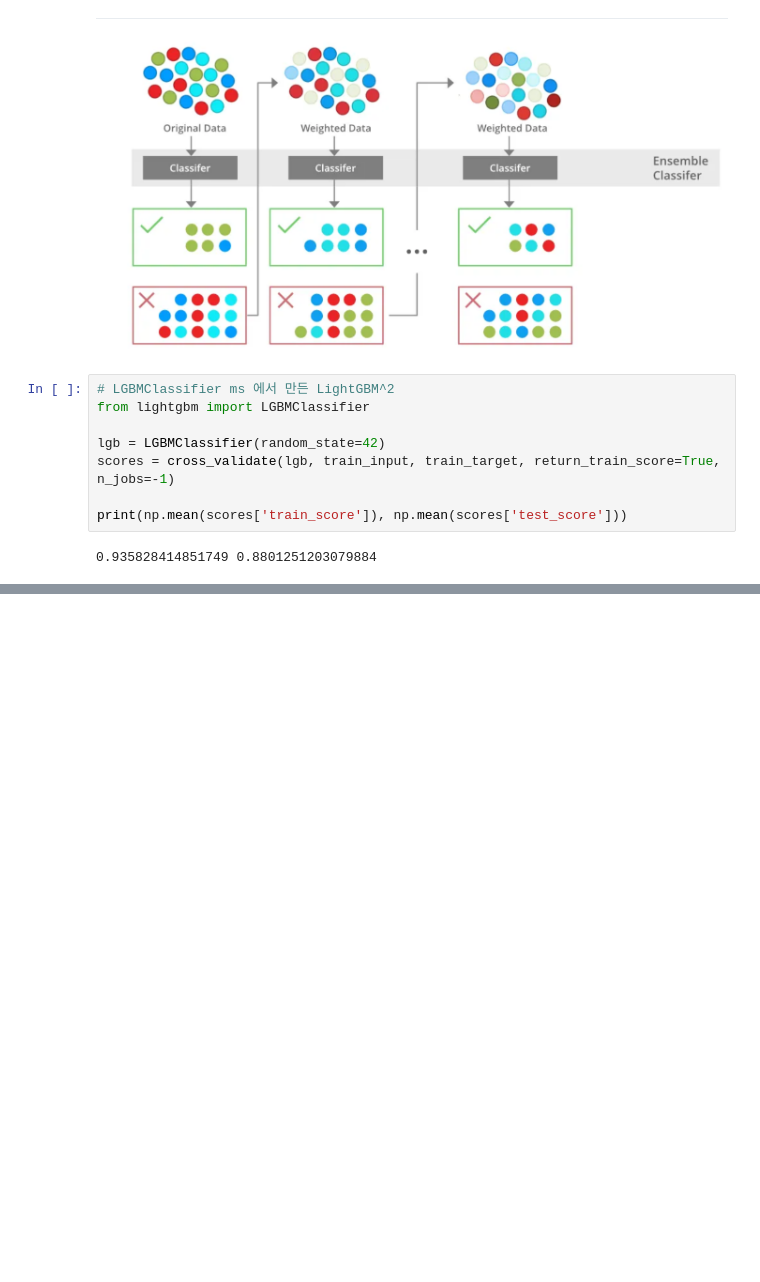
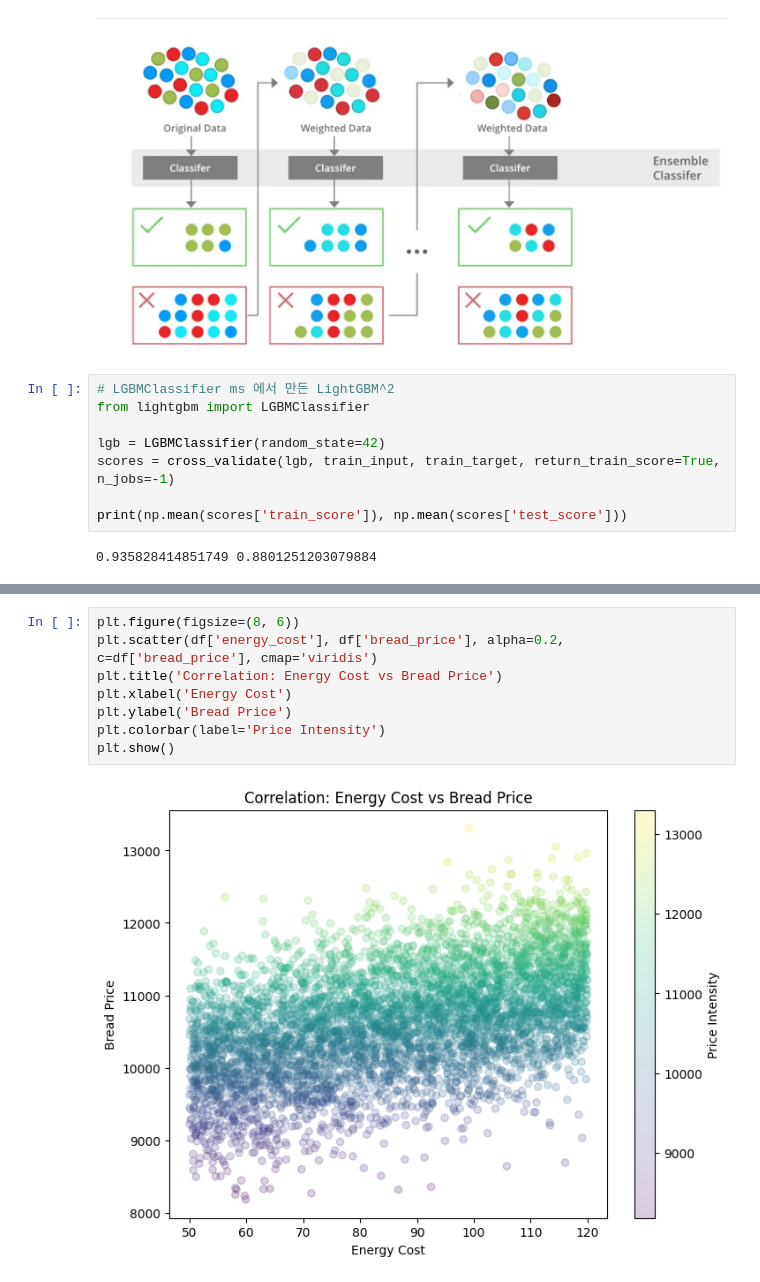
Before and after one commit to slowlyP/AI_26, a Jupyter notebook: 05_03_트리의앙상블.ipynb, the cells around one changed output, grey strips where cells are left out. Saved outputs shown, nothing was run; the diff lists cells and outputs as text; blank space fills up the shorter version.

```diff
--- a/05_03_트리의앙상블.ipynb
+++ b/05_03_트리의앙상블.ipynb
@@ -288,0 +379,10 @@ print(np.mean(scores['train_score']), np.mean(scores['test_score']))
+# %%
+plt.figure(figsize=(8, 6))
+plt.scatter(df['energy_cost'], df['bread_price'], alpha=0.2, c=df['bread_price'], cmap='viridis')
+plt.title('Correlation: Energy Cost vs Bread Price')
+plt.xlabel('Energy Cost')
+plt.ylabel('Bread Price')
+plt.colorbar(label='Price Intensity')
+plt.show()
+# %% [output]
+[figure, added]
```
Also changed, not shown: parts of 15 cells of this notebook.
